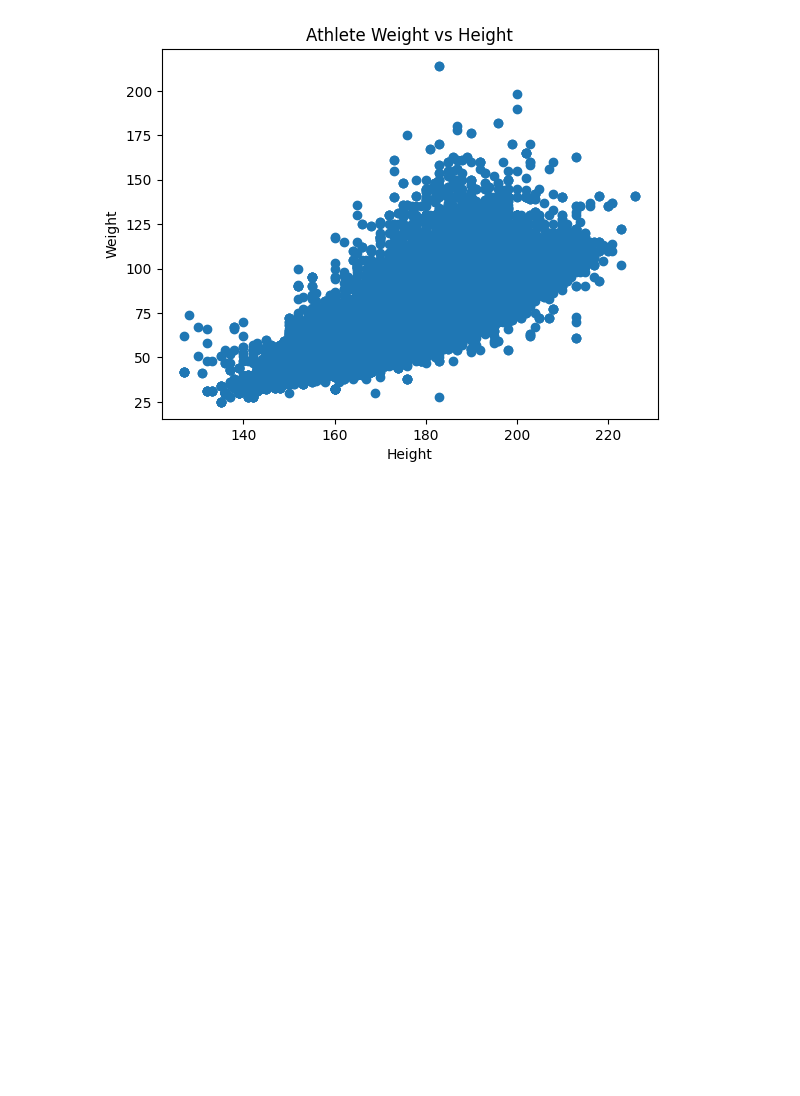
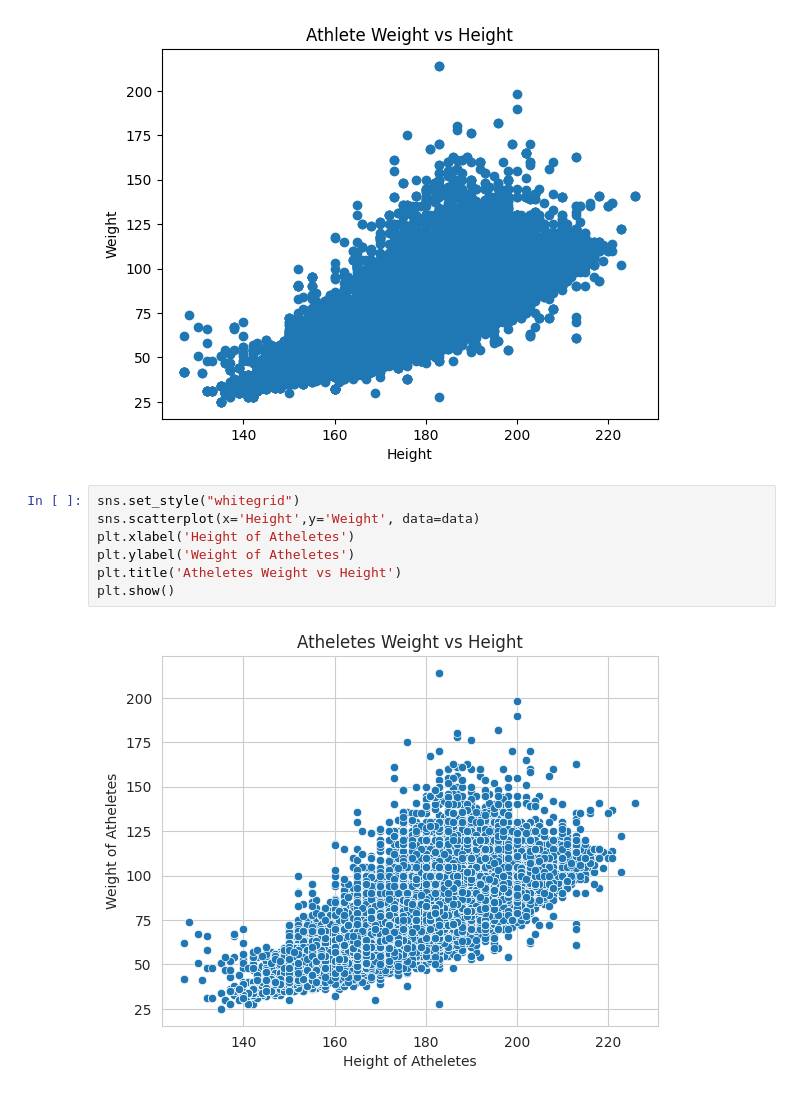
Before and after one commit to hasanhazirbulan/Olympic-Athletes-Kaggle, a Jupyter notebook: olympic-athletes-notebook.ipynb, the cells around one changed output. Saved outputs shown, nothing was run; the diff lists cells and outputs as text; blank space fills up the shorter version.

```diff
--- a/olympic-athletes-notebook.ipynb
+++ b/olympic-athletes-notebook.ipynb
@@ -88,3 +88,12 @@ plt.title("Athlete Weight vs Height")
 plt.show()
 # %% [output]
 [figure]
+# %%
+sns.set_style("whitegrid")
+sns.scatterplot(x='Height',y='Weight', data=data)
+plt.xlabel('Height of Atheletes')
+plt.ylabel('Weight of Atheletes')
+plt.title('Atheletes Weight vs Height')
+plt.show()
+# %% [output]
+[figure, added]
```
Also changed, not shown: parts of 3 cells of this notebook.
